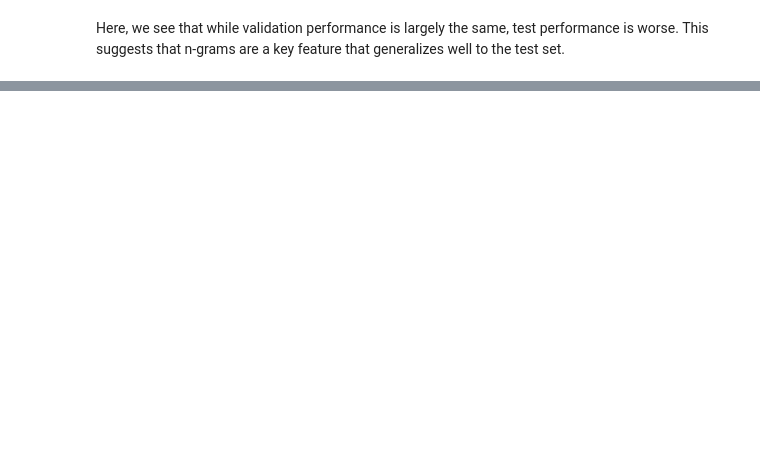
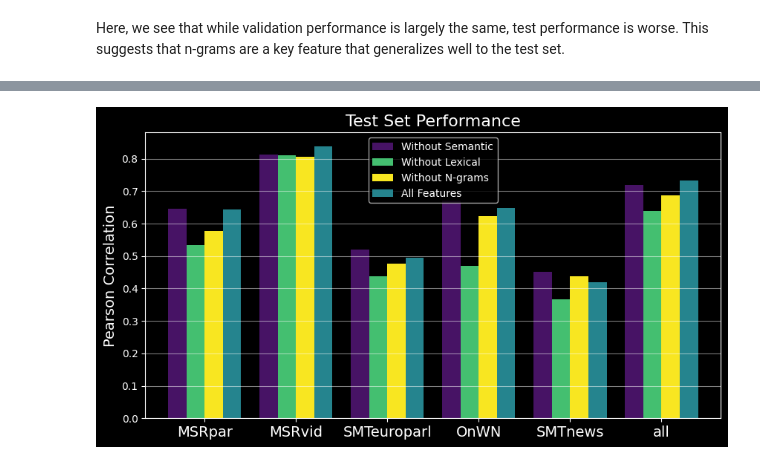
Before and after one commit to ZachParent/mai-intro-to-human-language-technologies, a Jupyter notebook: project/notebooks/train_and_evaluate.ipynb, the cells around one changed output, grey strips where cells are left out. Cells and saved outputs as stored; diff of their text form; code cells hidden in the pictures; blank space fills up the shorter version.

Commit message:
add discussion and plots

```diff
--- a/project/notebooks/train_and_evaluate.ipynb
+++ b/project/notebooks/train_and_evaluate.ipynb
@@ -337,0 +325,9 @@ results_to_beat
+# %%
+test_results_all = pd.concat([
+    fully_trained_without_semantic_test_results,
+    fully_trained_without_lexical_test_results,
+    fully_trained_without_ngrams_test_results,
+    fully_trained_test_results
+], axis=1)
+test_results_all.columns = ['without_semantic', 'without_lexical', 'without_ngrams', 'all']
+test_results_all
@@ -337,0 +342,19 @@ results_to_beat
+# %%
+cmap = plt.get_cmap('viridis')
+lexical_color = cmap(0.05)
+semantic_color = cmap(0.7)
+without_ngrams_color = cmap(0.99)
+all_color = cmap(0.45)
+
+
+fig, ax = plt.subplots(figsize=(10, 5))
+test_results_all.plot(kind='bar', ax=ax, color=[lexical_color, semantic_color, without_ngrams_color, all_color], width=0.8)
+ax.set_ylabel("Pearson Correlation", size=14)
+ax.set_xticklabels(ax.get_xticklabels(), rotation=0, size=14)
+ax.set_title("Test Set Performance", size=16)
+ax.legend(['Without Semantic', 'Without Lexical', 'Without N-grams', 'All Features'])
+ax.grid(axis='y', alpha=0.5)
+
+plt.show()
+# %% [output]
+[figure, added]
```
Also changed, not shown: parts of 23 cells of this notebook, 1 other file.
